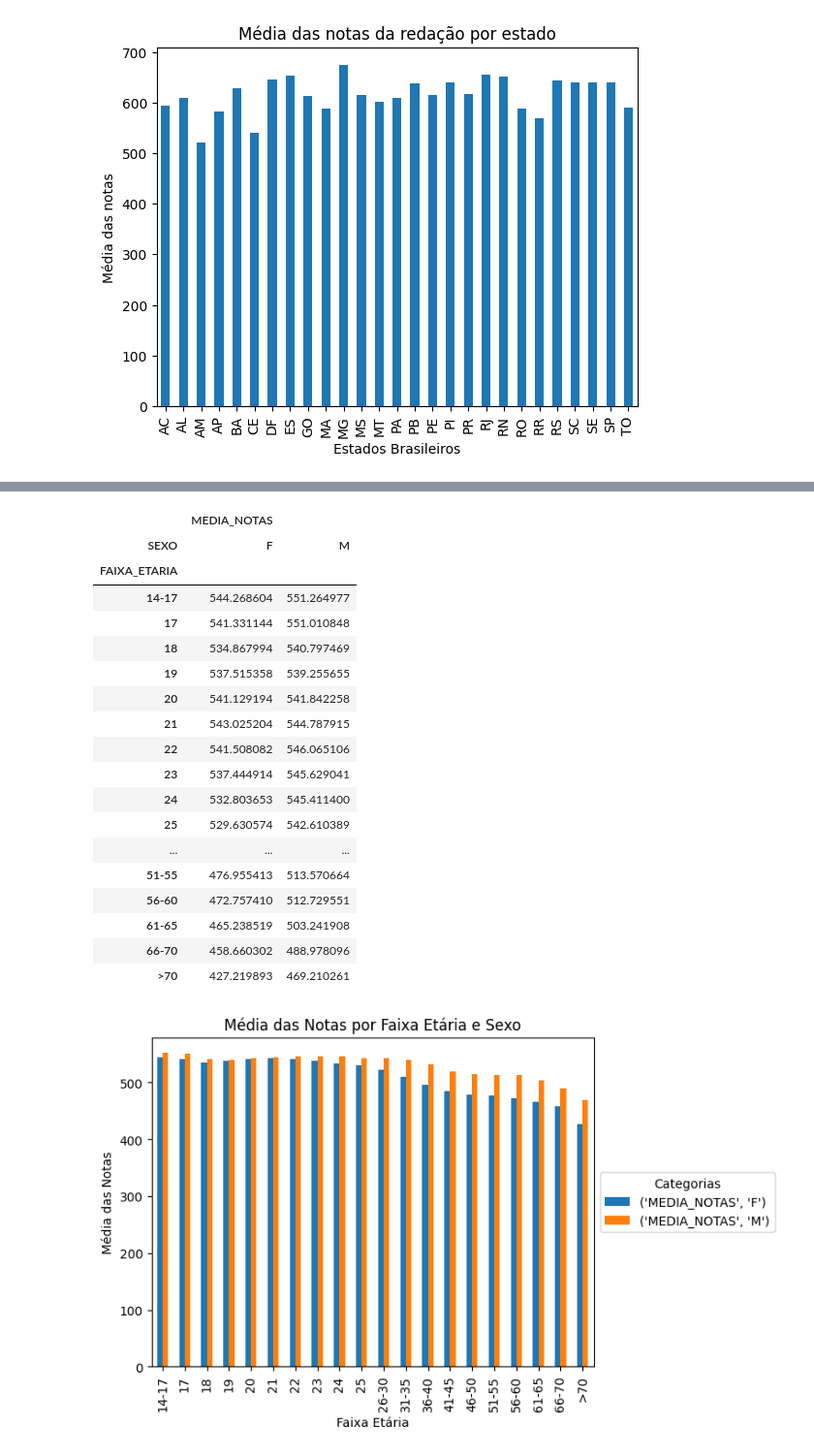
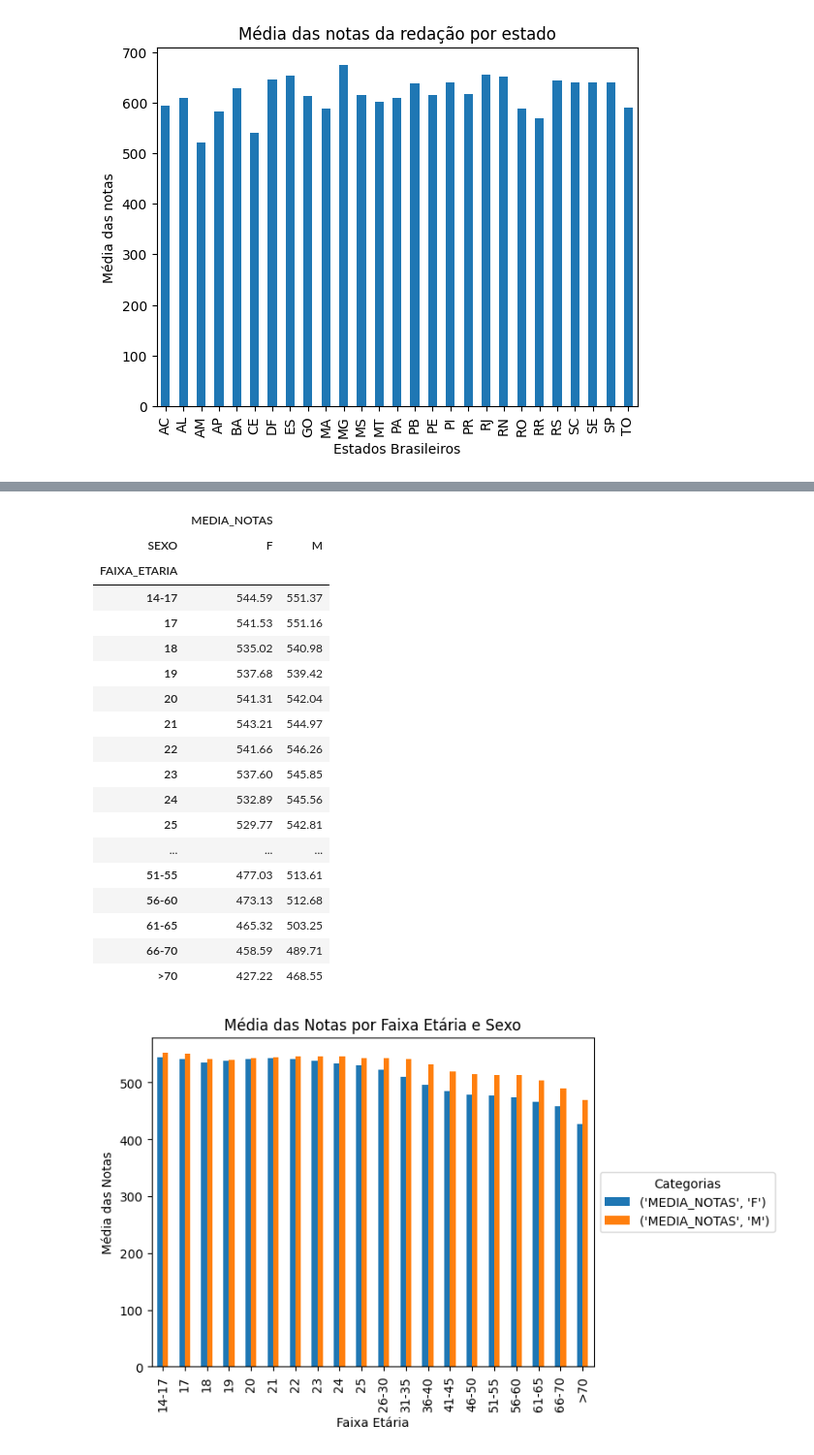
Before and after one commit to Medusa-85/analise_ENEM, a Jupyter notebook: analysis_2022/gen_faixa_etaria/gen_faixa_etaria.ipynb, the cells around one changed output, grey strips where cells are left out. Shown at 97% size. Drawn from its saved outputs; the diff is of its cells as text; code cells hidden in the pictures.

```diff
--- a/analysis_2022/gen_faixa_etaria/gen_faixa_etaria.ipynb
+++ b/analysis_2022/gen_faixa_etaria/gen_faixa_etaria.ipynb
@@ -7,3 +17,5 @@ df_enem_2022 = pd.read_csv('enem_2022_v2.csv')
+# %%
+df_enem_2022 = pd.read_csv('../../data/enem_2022_v2.csv') #Geração do dataframe referente aos dados dos concorrentes do ENEM de 2022
 # %%
 df_enem_2022.head()
 # %% [output]
@@ -71,3 +119,6 @@ See the caveats in the documentation: https://pandas.pydata.org/pandas-docs/stab
 | 3476103 | 18 | M | SP | 0 | 0 | 0 | 0 | NaN | NaN | ... |
 | 3476104 | 17 | F | GO | 0 | 0 | 0 | 0 | NaN | NaN | ... |
 3476105 rows × 12 columns
+# %%
+df_enem_2022_sem_ausentes = df_enem_2022_filtrado.dropna(subset=['PRESENCA_CN','PRESENCA_CH','PRESENCA_LC','PRESENCA_MT','NOTA_REDACAO'])
+df_enem_2022_sem_ausentes # TABELA ONDE CONSTAM APENAS DADOS DOS CONCORRENTES QUE REALIZARAM AS PROVAS
@@ -130,8 +195,8 @@ plt.title('Média das notas da redação por estado')
 Text(0.5, 1.0, 'Média das notas da redação por estado')
 [figure]
 # %%
-df_enem_2022_filtrado['MEDIA_NOTAS'] = df_enem_2022_filtrado[['NOTA_CN', 'NOTA_CH', 'NOTA_LC', 'NOTA_MT', 'NOTA_REDACAO']].mean(axis=1)
-df_enem_2022_filtrado
+df_enem_2022_sem_ausentes['MEDIA_NOTAS'] = df_enem_2022_sem_ausentes[['NOTA_CN', 'NOTA_CH', 'NOTA_LC', 'NOTA_MT', 'NOTA_REDACAO']].mean(axis=1)
+df_enem_2022_sem_ausentes
 # %% [output]
 A value is trying to be set on a copy of a slice from a DataFrame.
 Try using .loc[row_indexer,col_indexer] = value instead
@@ -154,26 +219,26 @@ See the caveats in the documentation: https://pandas.pydata.org/pandas-docs/stab
 # %%
-df_notas_genero = df_enem_2022_filtrado.pivot_table(index=['FAIXA_ETARIA'], columns=['SEXO'], values=['MEDIA_NOTAS']).dropna()
+df_notas_genero = df_enem_2022_sem_ausentes.pivot_table(index=['FAIXA_ETARIA'], columns=['SEXO'], values=['MEDIA_NOTAS']).dropna().round(2)
 df_notas_genero
 # %% [output]
 |  | MEDIA_NOTAS |  |
 | SEXO | F | M |
 | FAIXA_ETARIA |  |  |
-| 14-17 | 544.268604 | 551.264977 |
-| 17 | 541.331144 | 551.010848 |
-| 18 | 534.867994 | 540.797469 |
-| 19 | 537.515358 | 539.255655 |
-| 20 | 541.129194 | 541.842258 |
-| 21 | 543.025204 | 544.787915 |
-| 22 | 541.508082 | 546.065106 |
-| 23 | 537.444914 | 545.629041 |
-| 24 | 532.803653 | 545.411400 |
-| 25 | 529.630574 | 542.610389 |
+| 14-17 | 544.59 | 551.37 |
+| 17 | 541.53 | 551.16 |
+| 18 | 535.02 | 540.98 |
+| 19 | 537.68 | 539.42 |
+| 20 | 541.31 | 542.04 |
+| 21 | 543.21 | 544.97 |
+| 22 | 541.66 | 546.26 |
+| 23 | 537.60 | 545.85 |
+| 24 | 532.89 | 545.56 |
+| 25 | 529.77 | 542.81 |
 | ... | ... | ... |
-| 51-55 | 476.955413 | 513.570664 |
-| 56-60 | 472.757410 | 512.729551 |
-| 61-65 | 465.238519 | 503.241908 |
-| 66-70 | 458.660302 | 488.978096 |
-| >70 | 427.219893 | 469.210261 |
+| 51-55 | 477.03 | 513.61 |
+| 56-60 | 473.13 | 512.68 |
+| 61-65 | 465.32 | 503.25 |
+| 66-70 | 458.59 | 489.71 |
+| >70 | 427.22 | 468.55 |
 # %%
 ax = df_notas_genero.plot(kind='bar')
 ax.set_xlabel('Faixa Etária')
```
Also changed, not shown: parts of 21 cells of this notebook, 1 other file.
